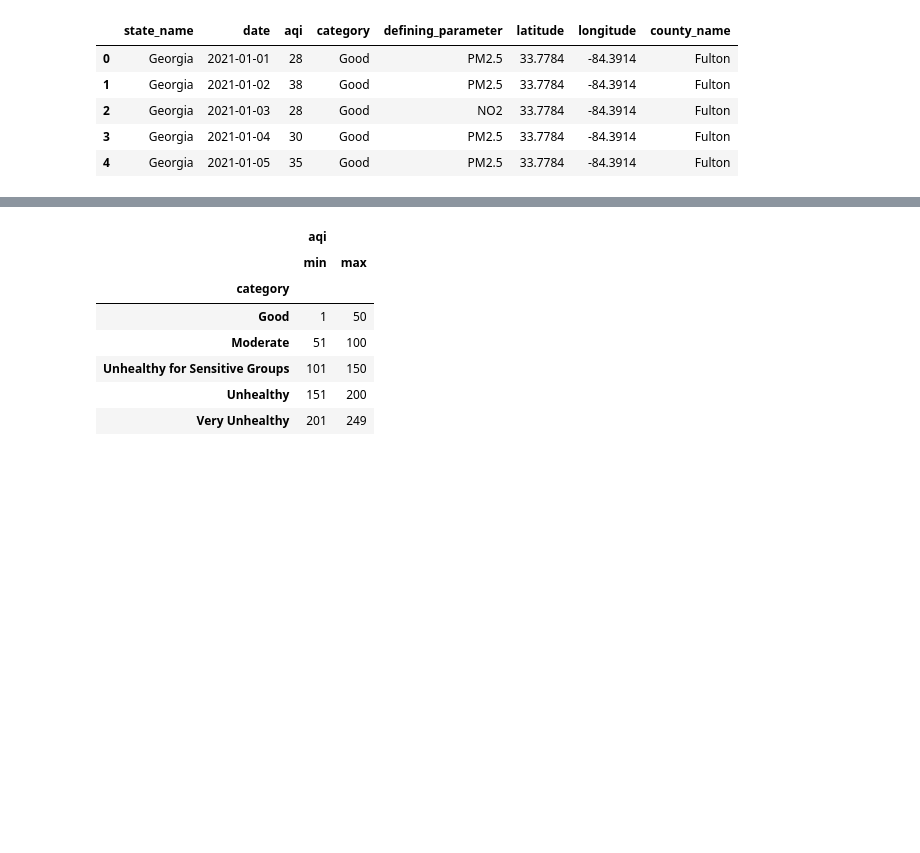
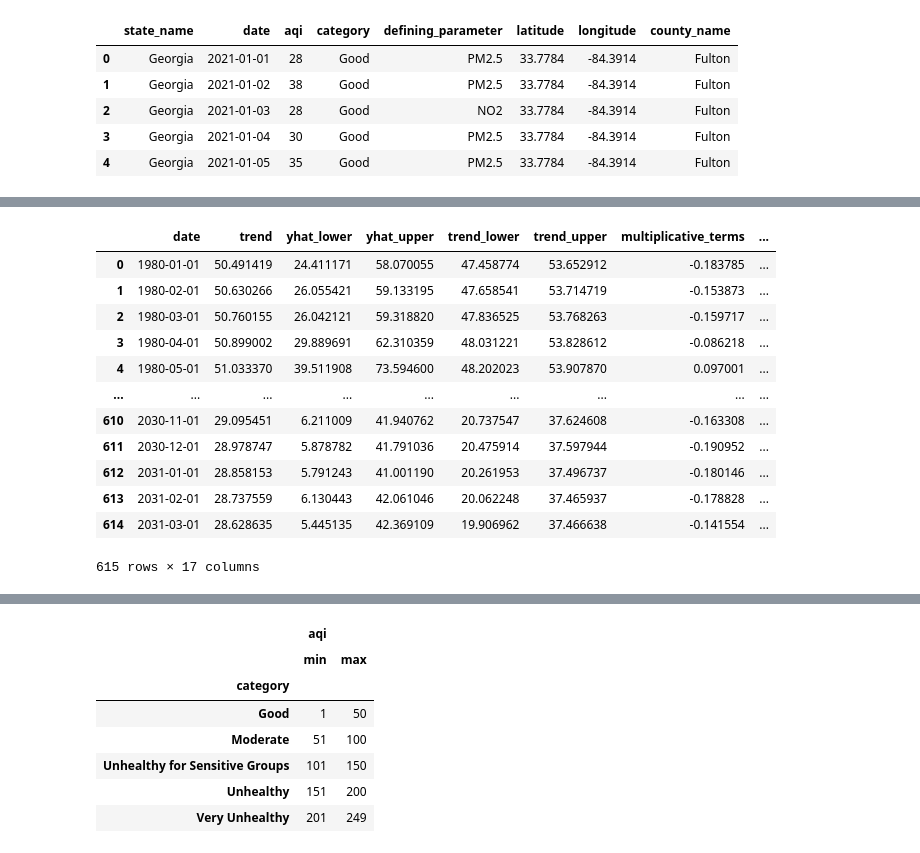
Before and after one commit to schnappv/CSE_6242_Project, a Jupyter notebook: notebooks/Time_Series.ipynb, the cells around one changed output, grey strips where cells are left out. Drawn from its saved outputs; the diff is of its cells as text; code cells hidden in the pictures; blank space fills up the shorter version.

```diff
--- a/notebooks/Time_Series.ipynb
+++ b/notebooks/Time_Series.ipynb
@@ -125 +38,18 @@ m.plot(fcst)
+# %%
+fcst = tsf.forecast(periods=120)
+fcst
+# %% [output]
+|  | date | trend | yhat_lower | yhat_upper | trend_lower | trend_upper | multiplicative_terms | ... |
+| 0 | 1980-01-01 | 50.491419 | 24.411171 | 58.070055 | 47.458774 | 53.652912 | -0.183785 | ... |
+| 1 | 1980-02-01 | 50.630266 | 26.055421 | 59.133195 | 47.658541 | 53.714719 | -0.153873 | ... |
+| 2 | 1980-03-01 | 50.760155 | 26.042121 | 59.318820 | 47.836525 | 53.768263 | -0.159717 | ... |
+| 3 | 1980-04-01 | 50.899002 | 29.889691 | 62.310359 | 48.031221 | 53.828612 | -0.086218 | ... |
+| 4 | 1980-05-01 | 51.033370 | 39.511908 | 73.594600 | 48.202023 | 53.907870 | 0.097001 | ... |
+| ... | ... | ... | ... | ... | ... | ... | ... | ... |
+| 610 | 2030-11-01 | 29.095451 | 6.211009 | 41.940762 | 20.737547 | 37.624608 | -0.163308 | ... |
+| 611 | 2030-12-01 | 28.978747 | 5.878782 | 41.791036 | 20.475914 | 37.597944 | -0.190952 | ... |
+| 612 | 2031-01-01 | 28.858153 | 5.791243 | 41.001190 | 20.261953 | 37.496737 | -0.180146 | ... |
+| 613 | 2031-02-01 | 28.737559 | 6.130443 | 42.061046 | 20.062248 | 37.465937 | -0.178828 | ... |
+| 614 | 2031-03-01 | 28.628635 | 5.445135 | 42.369109 | 19.906962 | 37.466638 | -0.141554 | ... |
+615 rows × 17 columns
 # %%
```
Also changed, not shown: parts of 10 cells of this notebook, 2 other files.
